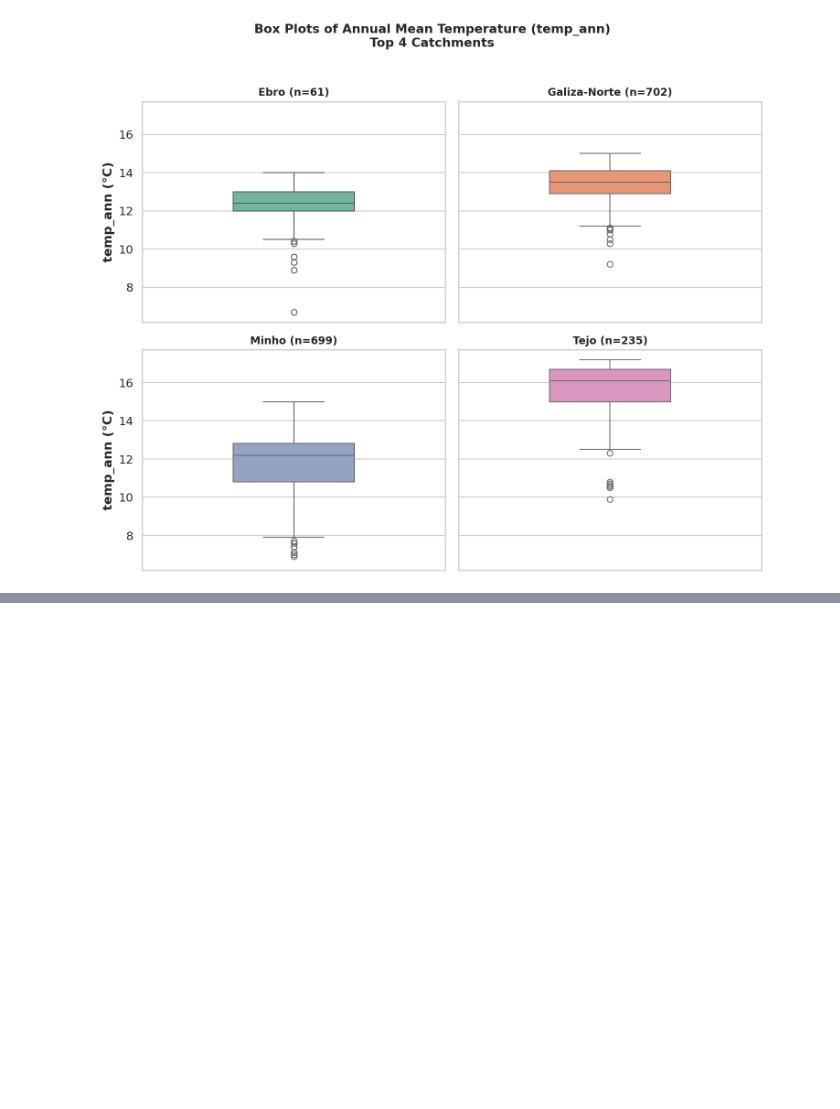
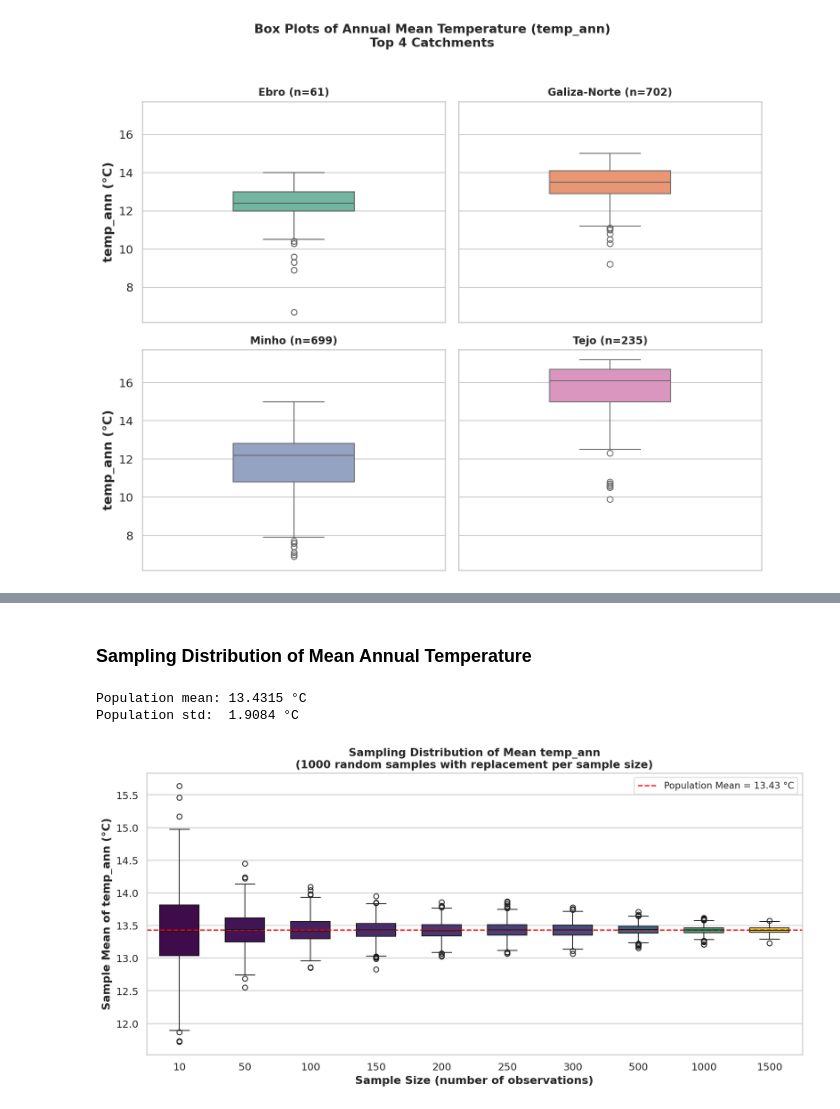
Before and after one commit to dgonzales1222/greends_avcad_exercises, a Jupyter notebook: exercise_03/CaseStudy1_univariate_analysis_visuals.ipynb, the cells around one changed output, grey strips where cells are left out. Saved outputs shown, nothing was run; the diff lists cells and outputs as text; code cells hidden in the pictures; blank space fills up the shorter version.

Commit message:
Added the random sampling part

```diff
--- a/exercise_03/CaseStudy1_univariate_analysis_visuals.ipynb
+++ b/exercise_03/CaseStudy1_univariate_analysis_visuals.ipynb
@@ -710,0 +729,40 @@ plt.show()
+# %% [markdown]
+### Sampling Distribution of Mean Annual Temperature
+# %%
+np.random.seed(42)
+population = df2['temp_ann'].values
+pop_mean = population.mean()
+pop_std = population.std()
+print(f"Population mean: {pop_mean:.4f} °C")
+print(f"Population std:  {pop_std:.4f} °C")
+
+sample_sizes = [10, 50, 100, 150, 200, 250, 300, 500, 1000, 1500]
+n_samples = 1000
+
+results = []
+for size in sample_sizes:
+    means = [np.mean(np.random.choice(population, size=size, replace=True))
+             for _ in range(n_samples)]
+    for m in means:
+        results.append({'Sample Size': size, 'Sample Mean': m})
+
+df_results = pd.DataFrame(results)
+# %% [output]
+Population mean: 13.4315 °C
+Population std:  1.9084 °C
+# %%
+# Boxplot of sampling distributions at each sample size
+fig, ax = plt.subplots(figsize=(12, 6))
+sns.boxplot(x='Sample Size', y='Sample Mean', data=df_results, ax=ax,
+            hue='Sample Size', palette='viridis', width=0.6, legend=False)
+ax.axhline(pop_mean, color='red', linestyle='--', linewidth=1.5,
+           label=f'Population Mean = {pop_mean:.2f} °C')
+ax.set_title("Sampling Distribution of Mean temp_ann\n(1000 random samples with replacement per sample size)",
+             fontweight='bold', fontsize=13)
+ax.set_xlabel("Sample Size (number of observations)")
+ax.set_ylabel("Sample Mean of temp_ann (°C)")
+ax.legend(fontsize=11)
+plt.tight_layout()
+plt.show()
+# %% [output]
+[figure, added]
```
Also changed, not shown: parts of 5 cells of this notebook.
